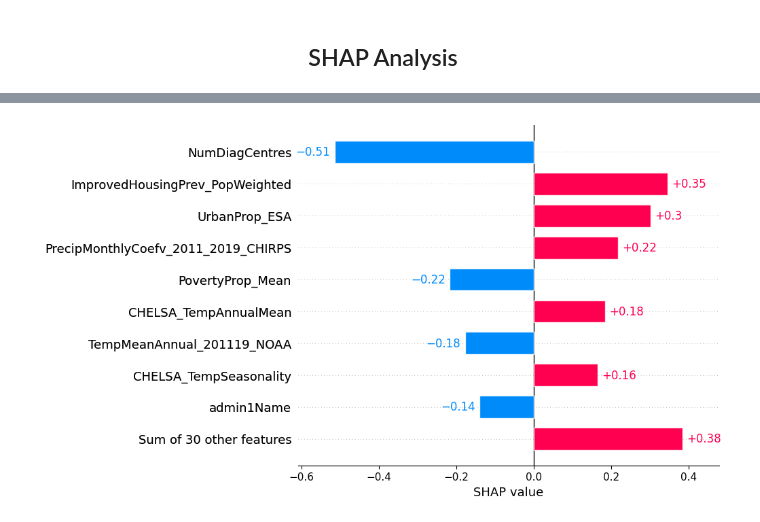
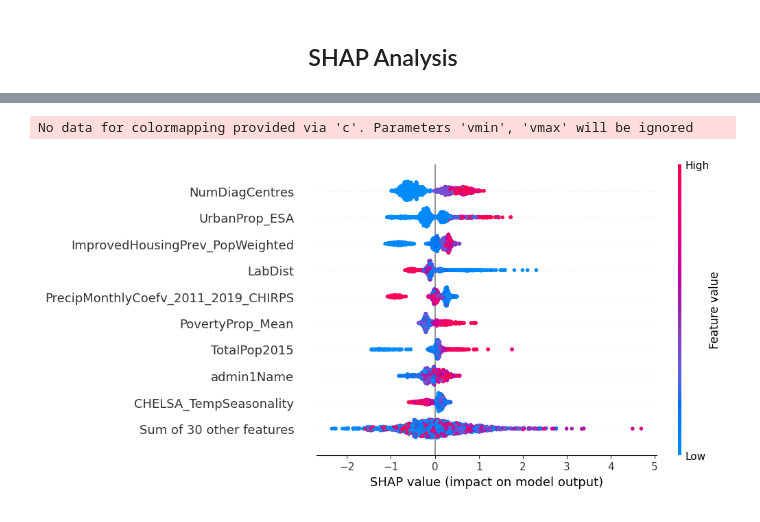
Before and after one commit to DQ4781/LF-ShapAnalysis, a Jupyter notebook: notebooks/xgb.ipynb, the cells around one changed output, grey strips where cells are left out. Drawn from its saved outputs; the diff is of its cells as text; code cells hidden in the pictures.

```diff
--- a/notebooks/xgb.ipynb
+++ b/notebooks/xgb.ipynb
@@ -280,5 +250,5 @@ shap.plots.bar(shap_values, max_display=10)
 # %%
-# Local Bar Plot
-shap.plots.bar(shap_values[0])
+shap.plots.beeswarm(shap_values, max_display=10)
 # %% [output]
+No data for colormapping provided via 'c'. Parameters 'vmin', 'vmax' will be ignored
-[figure, old version]
+[figure, new version]
```
Also changed, not shown: parts of 13 cells of this notebook.
